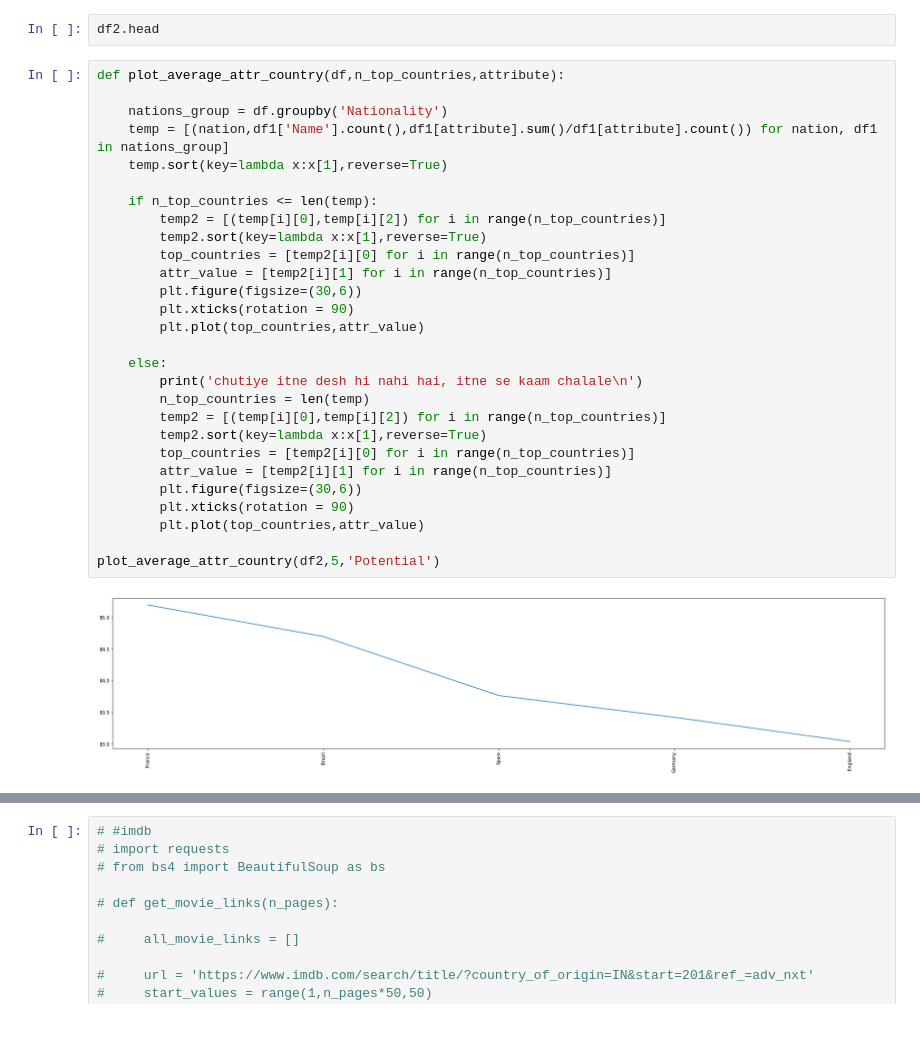
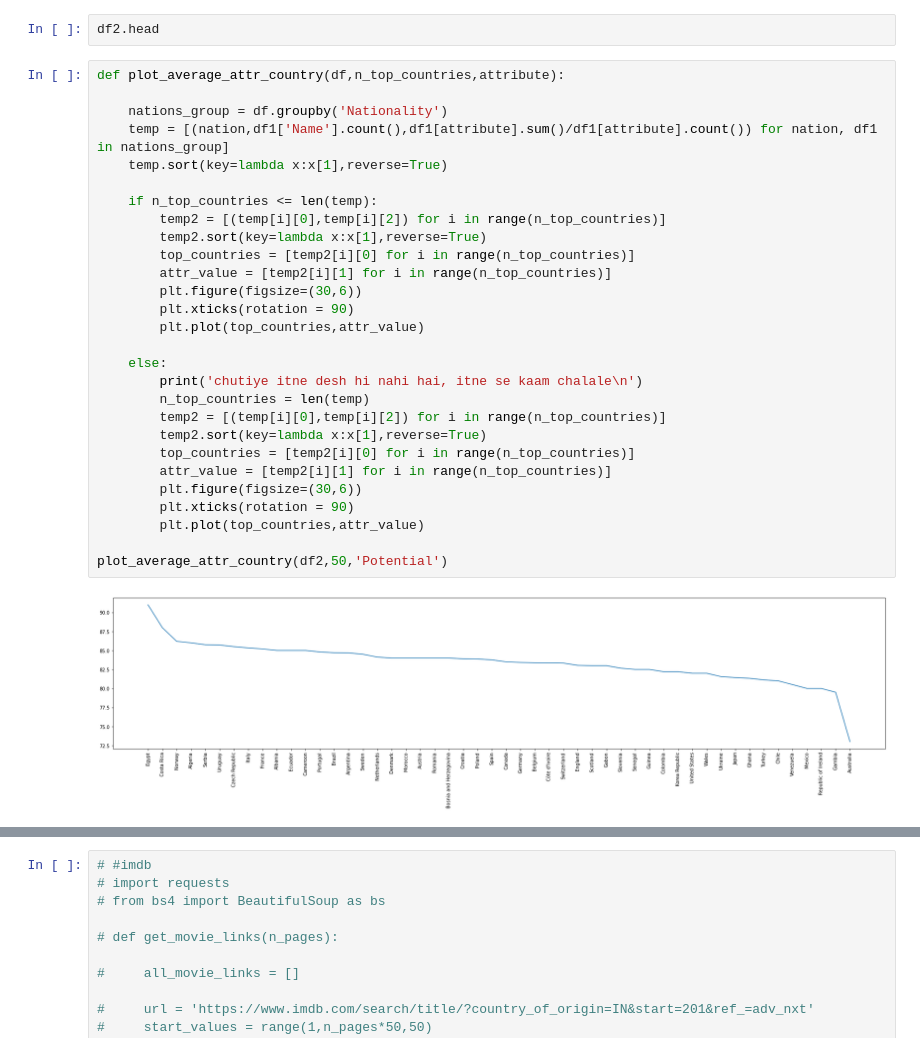
Before and after one commit to yashmehra028/so-fifa, a Jupyter notebook: so_fifa.ipynb, the cells around one changed output, grey strips where cells are left out. Saved outputs shown, nothing was run; the diff lists cells and outputs as text.

```diff
--- a/so_fifa.ipynb
+++ b/so_fifa.ipynb
@@ -191,30 +191,30 @@ df2.head
 # %%
 def plot_average_attr_country(df,n_top_countries,attribute):
 
     nations_group = df.groupby('Nationality')
     temp = [(nation,df1['Name'].count(),df1[attribute].sum()/df1[attribute].count()) for nation, df1 in nations_group]
     temp.sort(key=lambda x:x[1],reverse=True)
 
     if n_top_countries <= len(temp):
         temp2 = [(temp[i][0],temp[i][2]) for i in range(n_top_countries)]
         temp2.sort(key=lambda x:x[1],reverse=True)
         top_countries = [temp2[i][0] for i in range(n_top_countries)]
         attr_value = [temp2[i][1] for i in range(n_top_countries)]
         plt.figure(figsize=(30,6))
         plt.xticks(rotation = 90)
         plt.plot(top_countries,attr_value)
 
     else:
         print('chutiye itne desh hi nahi hai, itne se kaam chalale\n')
         n_top_countries = len(temp)
         temp2 = [(temp[i][0],temp[i][2]) for i in range(n_top_countries)]
         temp2.sort(key=lambda x:x[1],reverse=True)
         top_countries = [temp2[i][0] for i in range(n_top_countries)]
         attr_value = [temp2[i][1] for i in range(n_top_countries)]
         plt.figure(figsize=(30,6))
         plt.xticks(rotation = 90)
         plt.plot(top_countries,attr_value)
 
-plot_average_attr_country(df2,5,'Potential')
+plot_average_attr_country(df2,50,'Potential')
 # %% [output]
-[figure, old version]
+[figure, new version]
```
Also changed, not shown: parts of 10 cells of this notebook.
